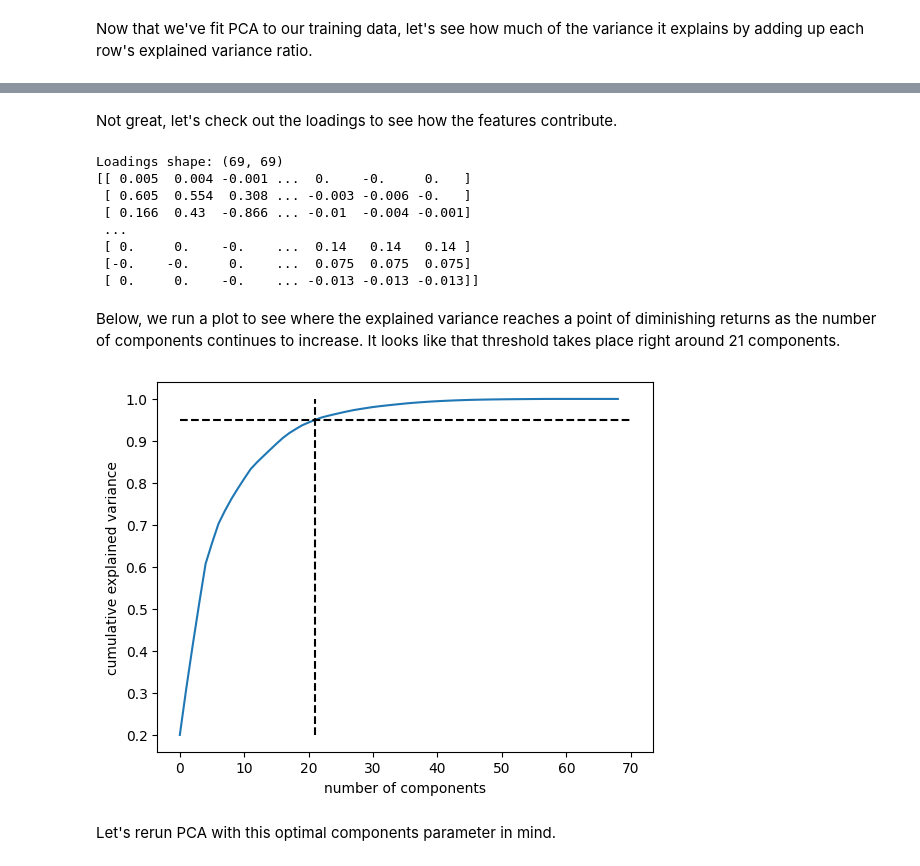
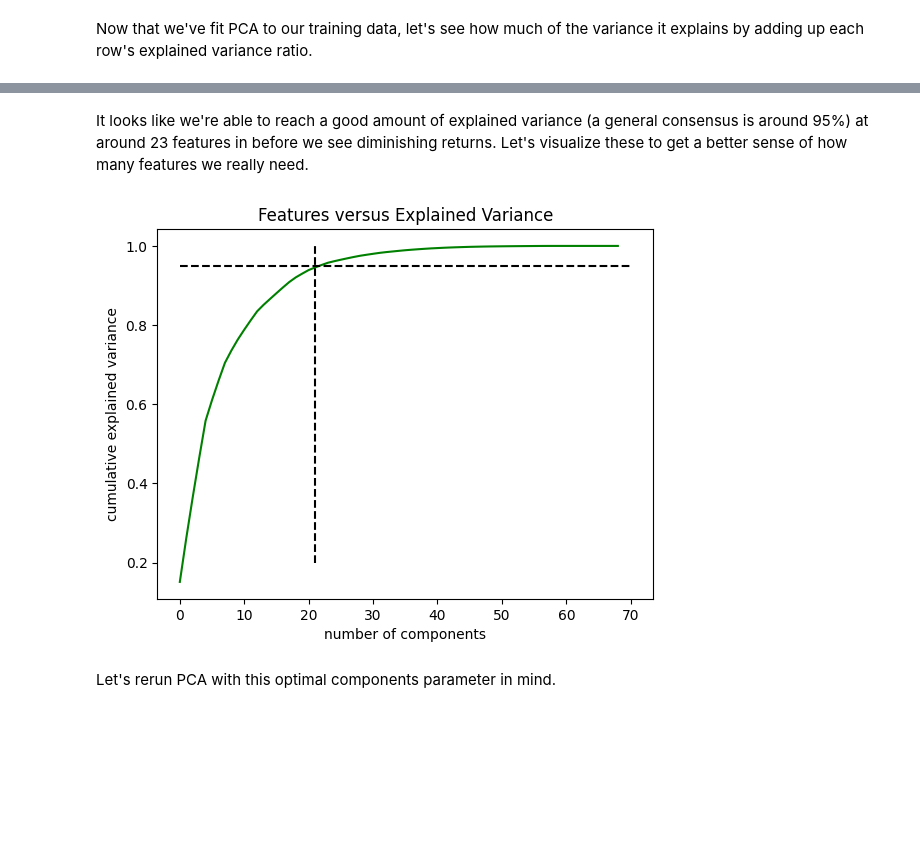
Before and after one commit to joeldmott/chicago_auto_accidents_project, a Jupyter notebook: project_notebook.ipynb, the cells around one changed output, grey strips where cells are left out. Cells and saved outputs as stored; diff of their text form; code cells hidden in the pictures; blank space fills up the shorter version.

```diff
--- a/project_notebook.ipynb
+++ b/project_notebook.ipynb
@@ -233,31 +235,18 @@ array([0.19978425, 0.31013649, 0.41337286, 0.51236511, 0.60727314,
        1.        , 1.        , 1.        , 1.        , 1.        ,
        1.        , 1.        , 1.        , 1.        ])
-# %% [markdown]
-Not great, let's check out the loadings to see how the features contribute.
-# %%
-loadings = pca.components_
-print('Loadings shape:', loadings.shape)
-print(np.around(loadings, decimals=3))
-# %% [output]
-Loadings shape: (69, 69)
-[[ 0.005  0.004 -0.001 ...  0.    -0.     0.   ]
- [ 0.605  0.554  0.308 ... -0.003 -0.006 -0.   ]
- [ 0.166  0.43  -0.866 ... -0.01  -0.004 -0.001]
- ...
- [ 0.     0.    -0.    ...  0.14   0.14   0.14 ]
- [-0.    -0.     0.    ...  0.075  0.075  0.075]
- [ 0.     0.    -0.    ... -0.013 -0.013 -0.013]]
-# %% [markdown]
-Below, we run a plot to see where the explained variance reaches a point of diminishing returns as the number of components continues to increase. It looks like that threshold takes place right around 21 components.
+# %% [markdown]
+It looks like we're able to reach a good amount of explained variance (a general consensus is around 95%) at around 23 features in before we see diminishing returns. Let's visualize these to get a better sense of how many features we really need.
 # %%
 from matplotlib import pyplot as plt
-plt.plot(np.cumsum(evr))
+plt.plot(np.cumsum(evr), color='g')
+plt.title('Features versus Explained Variance')
 plt.xlabel('number of components')
 plt.ylabel('cumulative explained variance')
+#it looks like 21 features gets us there
 plt.hlines(y=0.95, xmin=0, xmax=70, color='k', linestyle='--')
 plt.vlines(x=21, ymin=0.2, ymax=1, color='k', linestyle='--');
 # %% [output]
-[figure, old version]
+[figure, new version]
 # %% [markdown]
 Let's rerun PCA with this optimal components parameter in mind.
 # %%
```
Also changed, not shown: parts of 87 cells of this notebook.
